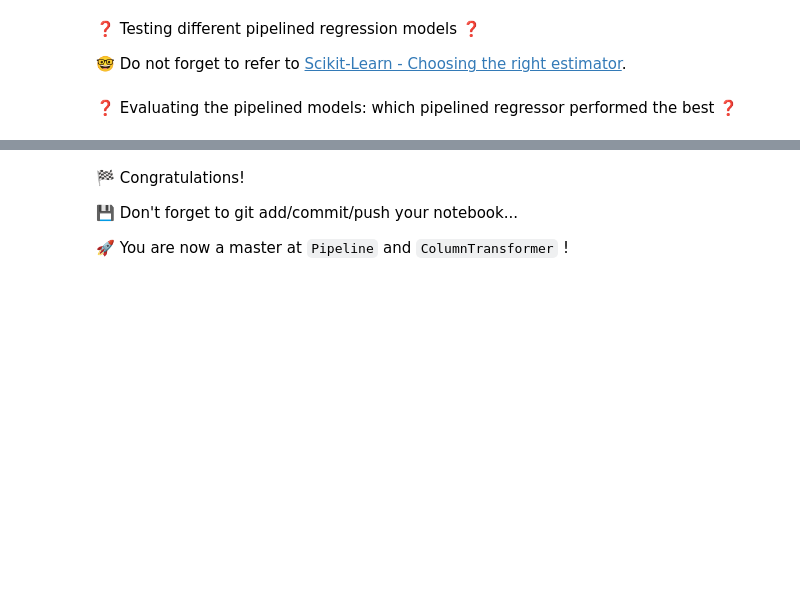
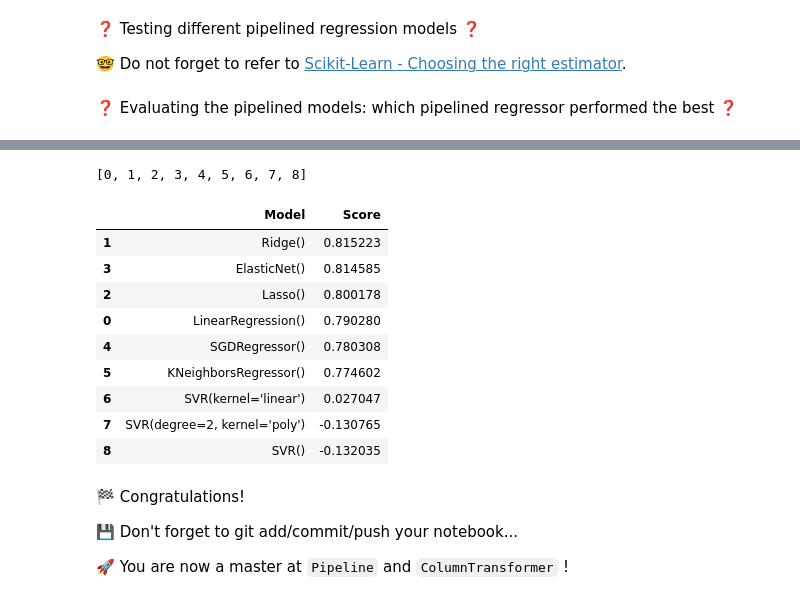
Before and after one commit to LeonMichel96/data-cars_pipeline, a Jupyter notebook: cars_dataset_full_pipeline.ipynb, the cells around one changed output, grey strips where cells are left out. Drawn from its saved outputs; the diff is of its cells as text; code cells hidden in the pictures; blank space fills up the shorter version.

```diff
--- a/cars_dataset_full_pipeline.ipynb
+++ b/cars_dataset_full_pipeline.ipynb
@@ -356,0 +433,4 @@ from sklearn.preprocessing import OneHotEncoder
+# %%
+def pipe_regressor(pipeline, regressor):
+    pipe = make_pipeline(pipeline, regressor)
+    return pipe
@@ -364,2 +459,14 @@ from sklearn.preprocessing import OneHotEncoder
+# %%
+models = [LinearRegression(),
+           Ridge(),
+          Lasso(),
+          ElasticNet(),
+          SGDRegressor(),
+          KNeighborsRegressor(),
+          SVR(kernel='linear'),
+          SVR(kernel='poly', degree=2),
+          SVR(kernel='rbf')]
+# %%
+X_train, X_test, y_train, y_test = train_test_split(X, y, test_size=0.3)
 # %% [markdown]
 ❓ Evaluating the pipelined models: which pipelined regressor performed the best ❓
@@ -367,0 +473,8 @@ from sklearn.preprocessing import OneHotEncoder
+# %%
+dic={}
+for model in models:
+    pipe = pipe_regressor(preprocessor, model)
+    cv_results = cross_validate(pipe, X_train, y_train, scoring='r2', cv=5)
+    score = cv_results['test_score'].mean()
+    dic[f'{model}']=score
+dic
@@ -368,3 +503,23 @@ from sklearn.preprocessing import OneHotEncoder
+# %%
+list(range(len(dic)))
+# %% [output]
+[0, 1, 2, 3, 4, 5, 6, 7, 8]
+# %%
+scores_df = pd.DataFrame.from_dict(dic, orient='index')#, columns=['Model', 'R2 Score'])
+scores_df.reset_index(inplace=True)
+scores_df.rename(columns={'index':'Model', 0:'Score'}, inplace=True)
+scores_df.sort_values(by='Score', ascending=False)
+# %% [output]
+|  | Model | Score |
+| 1 | Ridge() | 0.815223 |
+| 3 | ElasticNet() | 0.814585 |
+| 2 | Lasso() | 0.800178 |
+| 0 | LinearRegression() | 0.790280 |
+| 4 | SGDRegressor() | 0.780308 |
+| 5 | KNeighborsRegressor() | 0.774602 |
+| 6 | SVR(kernel='linear') | 0.027047 |
+| 7 | SVR(degree=2, kernel='poly') | -0.130765 |
+| 8 | SVR() | -0.132035 |
 # %% [markdown]
 🏁 Congratulations!
 
```
Also changed, not shown: parts of 21 cells of this notebook.
